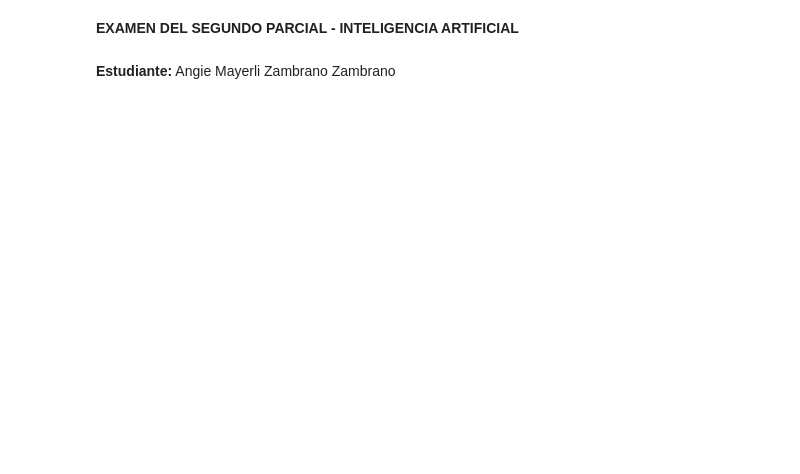
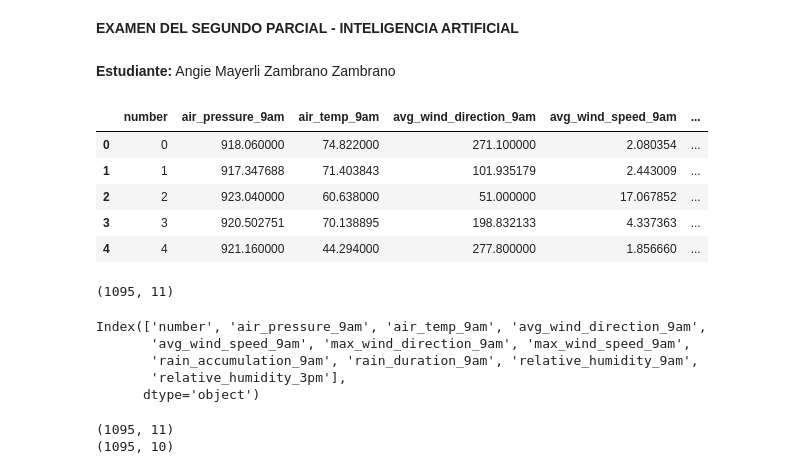
Before and after one commit to AngieZ10/ai2023angie, a Jupyter notebook: Evaluacion_P2_IA.ipynb, the cells around one changed output. Drawn from its saved outputs; the diff is of its cells as text; code cells hidden in the pictures; blank space fills up the shorter version.

```diff
--- a/Evaluacion_P2_IA.ipynb
+++ b/Evaluacion_P2_IA.ipynb
@@ -9,3 +9,31 @@ import pandas as pd
 # %%
 url="https://raw.githubusercontent.com/Sinchiguano/ai_googleColab/main/datasetUleamMl/daily_weather.csv"
 df=pd.read_csv(url)
+# %%
+df.head(5)
+# %% [output]
+|  | number | air_pressure_9am | air_temp_9am | avg_wind_direction_9am | avg_wind_speed_9am | ... |
+| 0 | 0 | 918.060000 | 74.822000 | 271.100000 | 2.080354 | ... |
+| 1 | 1 | 917.347688 | 71.403843 | 101.935179 | 2.443009 | ... |
+| 2 | 2 | 923.040000 | 60.638000 | 51.000000 | 17.067852 | ... |
+| 3 | 3 | 920.502751 | 70.138895 | 198.832133 | 4.337363 | ... |
+| 4 | 4 | 921.160000 | 44.294000 | 277.800000 | 1.856660 | ... |
+# %%
+df.shape
+# %% [output]
+(1095, 11)
+# %%
+df.columns
+# %% [output]
+Index(['number', 'air_pressure_9am', 'air_temp_9am', 'avg_wind_direction_9am',
+       'avg_wind_speed_9am', 'max_wind_direction_9am', 'max_wind_speed_9am',
+       'rain_accumulation_9am', 'rain_duration_9am', 'relative_humidity_9am',
+       'relative_humidity_3pm'],
+      dtype='object')
+# %%
+print(df.shape)
+del df["number"]
+print(df.shape)
+# %% [output]
+(1095, 11)
+(1095, 10)
```
Also changed, not shown: parts of 25 cells of this notebook.
